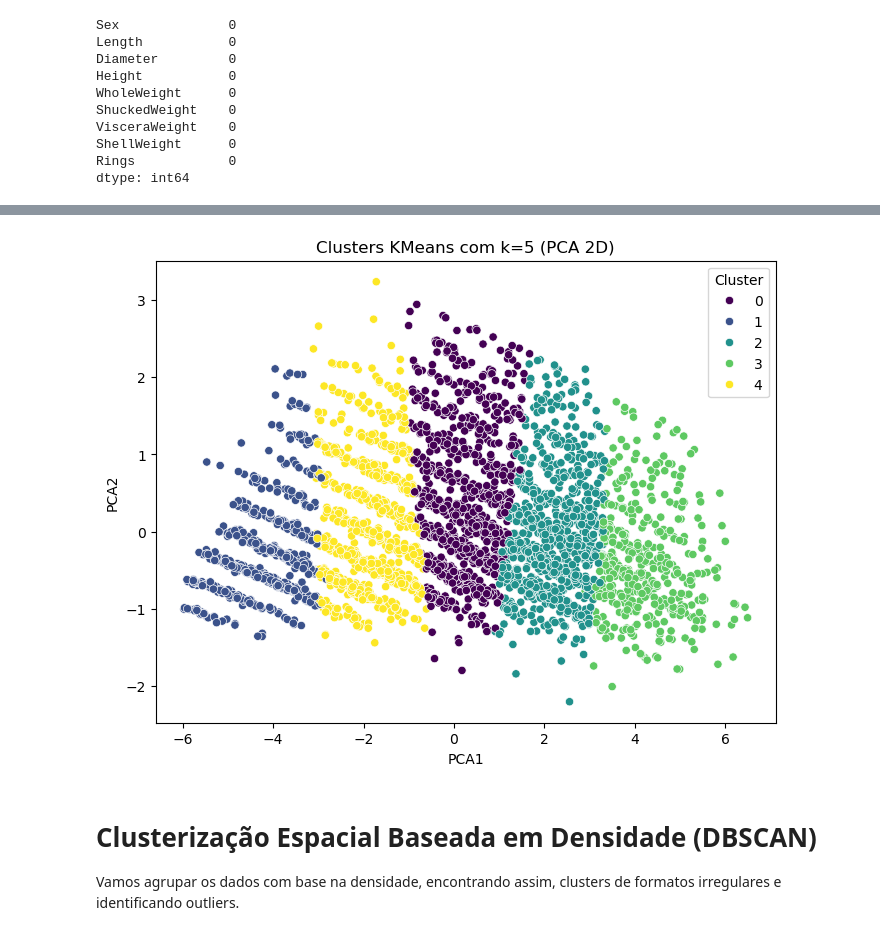
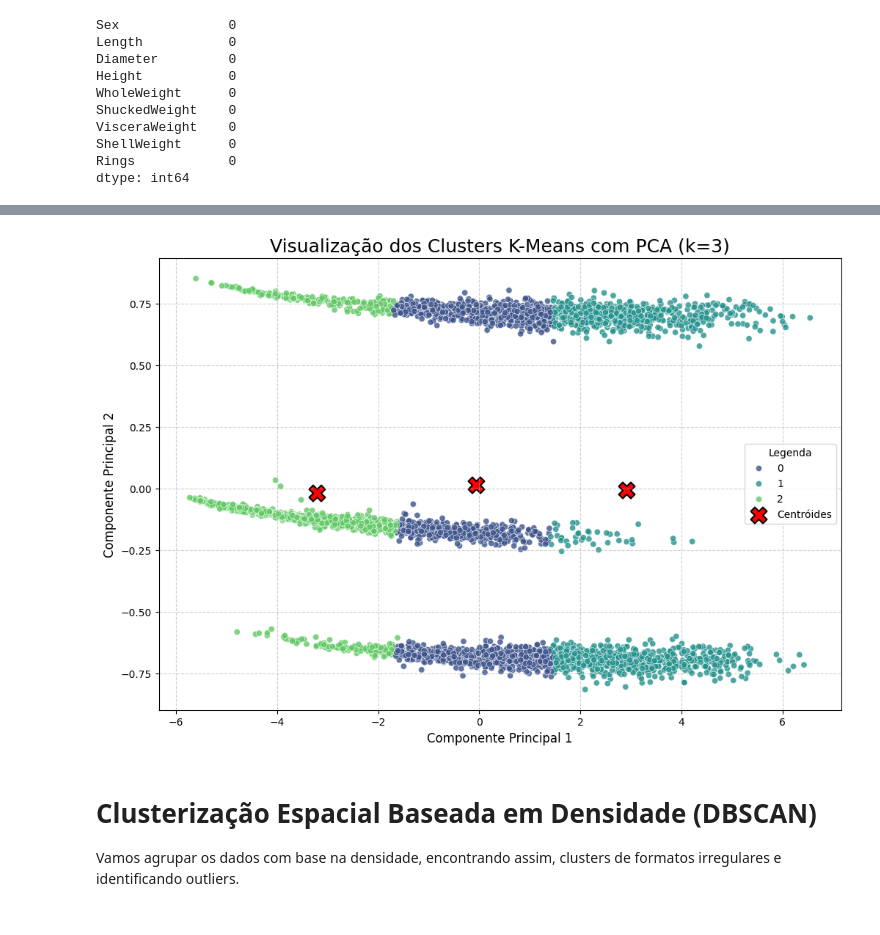
Before and after one commit to joabemorais/Trabalho-ML-2, a Jupyter notebook: test.ipynb, the cells around one changed output, grey strips where cells are left out. Saved outputs shown, nothing was run; the diff lists cells and outputs as text; code cells hidden in the pictures.

```diff
--- a/test.ipynb
+++ b/test.ipynb
@@ -164,0 +173,7 @@ df_clean = remove_outliers_iqr(df, num_features)
+# %%
+df_clean = df.copy()
+
+numeric_features = ['Length', 'Diameter', 'Height',
+                'WholeWeight', 'ShuckedWeight', 'VisceraWeight',
+                'ShellWeight',]
+categorical_features = ['Sex']
@@ -186,7 +299,7 @@ K_range = range(2, 11)
 
 for k in K_range:
     kmeans = KMeans(n_clusters=k, random_state=42)
-    kmeans.fit(df_scaled)
+    kmeans.fit(df_processed_scaled)
     inertia.append(kmeans.inertia_)
 
 plt.figure(figsize=(8, 5))
@@ -226,7 +339,6 @@ plt.show()
 # %%
-best_k = 5  # (substituir com o valor ideal após análise do gráfico)
+best_k = 3  # (substituir com o valor ideal após análise do gráfico)
 kmeans = KMeans(n_clusters=best_k, random_state=42)
-labels = kmeans.fit_predict(df_scaled)
-
-df_scaled['Cluster_KMeans'] = labels
+labels = kmeans.fit_predict(df_processed_scaled)
+centroids = kmeans.cluster_centers_
 # %%
@@ -249,20 +361,44 @@ Calinski-Harabasz Score: 3377.194
 # %%
-pca = PCA(n_components=2)
-pca_result = pca.fit_transform(df_scaled.drop('Cluster_KMeans', axis=1))
+pca_kmeans = PCA(n_components=2, random_state=42)
+coordenadas_pca = pca_kmeans.fit_transform(df_processed_scaled)
 
-df_scaled['PCA1'] = pca_result[:, 0]
-df_scaled['PCA2'] = pca_result[:, 1]
+df_plot_pca = pd.DataFrame()
+df_plot_pca['PCA1'] = coordenadas_pca[:, 0]
+df_plot_pca['PCA2'] = coordenadas_pca[:, 1]
+df_plot_pca['Cluster'] = pd.Categorical(kmeans.labels_)
 
-plt.figure(figsize=(8, 6))
-sns.scatterplot(x='PCA1', y='PCA2', hue='Cluster_KMeans', palette='viridis', data=df_scaled)
-plt.title(f'Clusters KMeans com k={best_k} (PCA 2D)')
-plt.legend(title='Cluster')
+plt.figure(figsize=(12, 8))
+
+sns.scatterplot(
+    data=df_plot_pca,
+    x='PCA1',
+    y='PCA2',
+    hue='Cluster',
+    palette='viridis',
+    alpha=0.8,
+)
+
+centroids_pca = pca.transform(centroids)
+
+plt.scatter(
+    centroids_pca[:, 0],
+    centroids_pca[:, 1],
+    marker='X',
+    s=250,
+    c='red',
+    edgecolor='black',
+    linewidth=1.5,
+    label='Centróides'
+)
+
+plt.title('Visualização dos Clusters K-Means com PCA (k=3)', fontsize=18)
+plt.xlabel('Componente Principal 1', fontsize=12)
+plt.ylabel('Componente Principal 2', fontsize=12)
+plt.legend(title='Legenda')
+plt.grid(True, linestyle='--', alpha=0.6)
 plt.show()
-
-# Justificativa:
-# PCA reduz a dimensionalidade preservando a variância, útil para visualizar dados em 2D
 # %% [output]
-[figure, old version]
+[figure, new version]
 # %% [markdown]
 # Clusterização Espacial Baseada em Densidade (DBSCAN)
 
```
Also changed, not shown: parts of 22 cells of this notebook.
